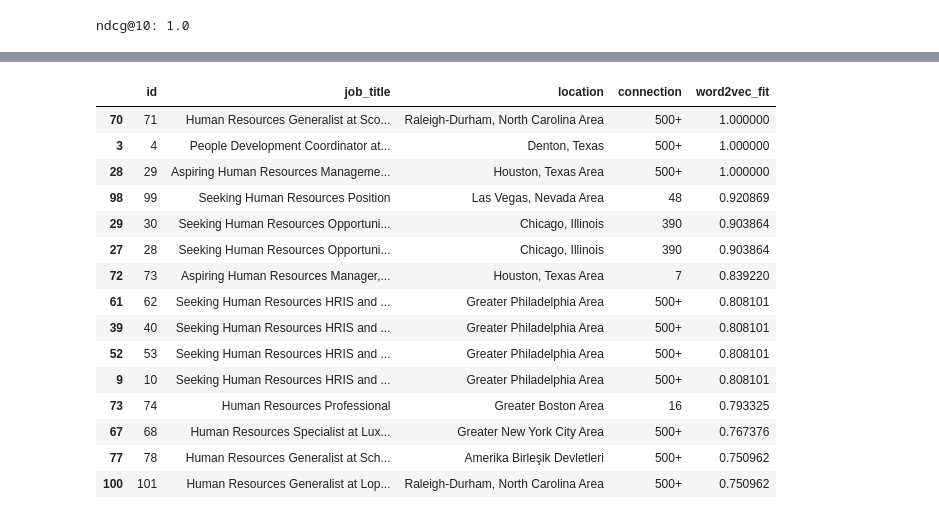
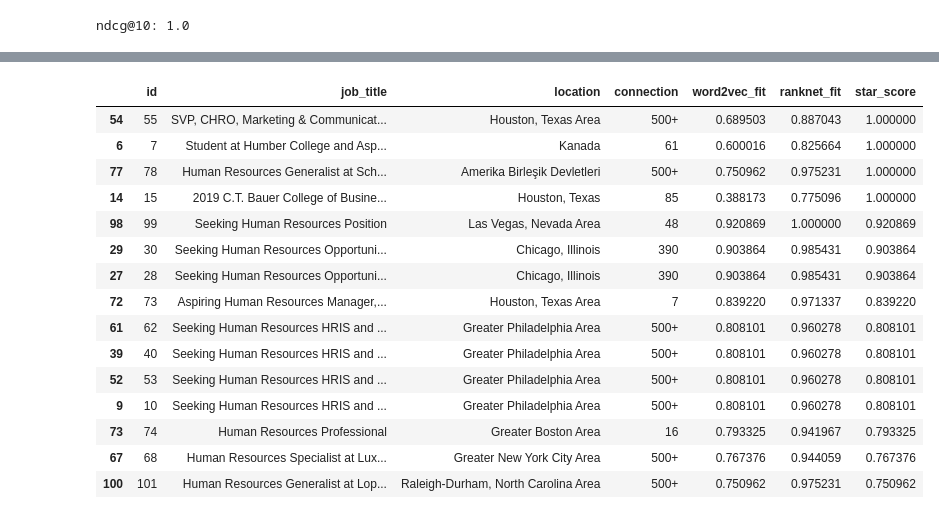
Before and after one commit to c-woo/Potential-Talents, a Jupyter notebook: Untitled.ipynb, the cells around one changed output, grey strips where cells are left out. Saved outputs shown, nothing was run; the diff lists cells and outputs as text; code cells hidden in the pictures.

Commit message:
work on ranknet model

```diff
--- a/Untitled.ipynb
+++ b/Untitled.ipynb
@@ -672,2 +649,6 @@ word2vec_df
 # %%
-word2vec_df['star_score'] = word2vec_df['word2vec_fit']
+## create a new column named star_score to update scores based on starred candidates
+
+ranknet_df['star_score'] = ranknet_df['word2vec_fit']
+ranknet_df.iloc[star_cand,[6]] = 1
+ranknet_df.iloc[star_cand]
@@ -683,6 +661,8 @@ word2vec_df.iloc[star_cand]
 # %%
-y = np.array(word2vec_df['star_score'])
+## create new target variable with updated starred candidates
+
+y = np.array(ranknet_df['star_score'])
 # %%
-ranker = RankNetNN(input_size=X.shape[1], hidden_layer_sizes=(16, 8,), activation=('relu', 'relu',))
-ranker.fit(X, y, qid, epochs=20)
+ranker = RankNetNN(input_size=X.shape[1], hidden_layer_sizes=(128, 64,), activation=('relu', 'relu',))
+ranker.fit(X, y, qid, epochs=50)
 # %% [output]
@@ -766,19 +710,22 @@ test.sort_values(1, ascending=False).head(15)
+# %%
+norm_pred = (ranker.predict(X) - np.min(ranker.predict(X))) / (np.max(ranker.predict(X)) - np.min(ranker.predict(X)))
+ranknet_df['ranknet_fit'] = norm_pred
 # %%
-word2vec_df.sort_values('word2vec_fit', ascending=False).head(15)
+ranknet_df.sort_values('star_score', ascending=False).head(15)
 # %% [output]
-|  | id | job_title | location | connection | word2vec_fit |
-| 70 | 71 | Human Resources Generalist at Sco... | Raleigh-Durham, North Carolina Area | 500+ | 1.000000 |
-| 3 | 4 | People Development Coordinator at... | Denton, Texas | 500+ | 1.000000 |
-| 28 | 29 | Aspiring Human Resources Manageme... | Houston, Texas Area | 500+ | 1.000000 |
-| 98 | 99 | Seeking Human Resources Position | Las Vegas, Nevada Area | 48 | 0.920869 |
-| 29 | 30 | Seeking Human Resources Opportuni... | Chicago, Illinois | 390 | 0.903864 |
-| 27 | 28 | Seeking Human Resources Opportuni... | Chicago, Illinois | 390 | 0.903864 |
-| 72 | 73 | Aspiring Human Resources Manager,... | Houston, Texas Area | 7 | 0.839220 |
-| 61 | 62 | Seeking Human Resources HRIS and ... | Greater Philadelphia Area | 500+ | 0.808101 |
-| 39 | 40 | Seeking Human Resources HRIS and ... | Greater Philadelphia Area | 500+ | 0.808101 |
-| 52 | 53 | Seeking Human Resources HRIS and ... | Greater Philadelphia Area | 500+ | 0.808101 |
-| 9 | 10 | Seeking Human Resources HRIS and ... | Greater Philadelphia Area | 500+ | 0.808101 |
-| 73 | 74 | Human Resources Professional | Greater Boston Area | 16 | 0.793325 |
-| 67 | 68 | Human Resources Specialist at Lux... | Greater New York City Area | 500+ | 0.767376 |
-| 77 | 78 | Human Resources Generalist at Sch... | Amerika Birleşik Devletleri | 500+ | 0.750962 |
-| 100 | 101 | Human Resources Generalist at Lop... | Raleigh-Durham, North Carolina Area | 500+ | 0.750962 |
+|  | id | job_title | location | connection | word2vec_fit | ranknet_fit | star_score |
+| 54 | 55 | SVP, CHRO, Marketing & Communicat... | Houston, Texas Area | 500+ | 0.689503 | 0.887043 | 1.000000 |
+| 6 | 7 | Student at Humber College and Asp... | Kanada | 61 | 0.600016 | 0.825664 | 1.000000 |
+| 77 | 78 | Human Resources Generalist at Sch... | Amerika Birleşik Devletleri | 500+ | 0.750962 | 0.975231 | 1.000000 |
+| 14 | 15 | 2019 C.T. Bauer College of Busine... | Houston, Texas | 85 | 0.388173 | 0.775096 | 1.000000 |
+| 98 | 99 | Seeking Human Resources Position | Las Vegas, Nevada Area | 48 | 0.920869 | 1.000000 | 0.920869 |
+| 29 | 30 | Seeking Human Resources Opportuni... | Chicago, Illinois | 390 | 0.903864 | 0.985431 | 0.903864 |
+| 27 | 28 | Seeking Human Resources Opportuni... | Chicago, Illinois | 390 | 0.903864 | 0.985431 | 0.903864 |
+| 72 | 73 | Aspiring Human Resources Manager,... | Houston, Texas Area | 7 | 0.839220 | 0.971337 | 0.839220 |
+| 61 | 62 | Seeking Human Resources HRIS and ... | Greater Philadelphia Area | 500+ | 0.808101 | 0.960278 | 0.808101 |
+| 39 | 40 | Seeking Human Resources HRIS and ... | Greater Philadelphia Area | 500+ | 0.808101 | 0.960278 | 0.808101 |
+| 52 | 53 | Seeking Human Resources HRIS and ... | Greater Philadelphia Area | 500+ | 0.808101 | 0.960278 | 0.808101 |
+| 9 | 10 | Seeking Human Resources HRIS and ... | Greater Philadelphia Area | 500+ | 0.808101 | 0.960278 | 0.808101 |
+| 73 | 74 | Human Resources Professional | Greater Boston Area | 16 | 0.793325 | 0.941967 | 0.793325 |
+| 67 | 68 | Human Resources Specialist at Lux... | Greater New York City Area | 500+ | 0.767376 | 0.944059 | 0.767376 |
+| 100 | 101 | Human Resources Generalist at Lop... | Raleigh-Durham, North Carolina Area | 500+ | 0.750962 | 0.975231 | 0.750962 |
```
Also changed, not shown: parts of 36 cells of this notebook.
